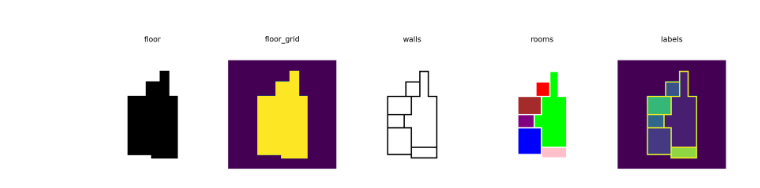
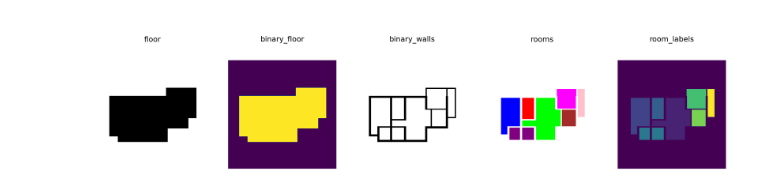
Before and after one commit to PARKCHEOLHEE-lab/plan-generator, a Jupyter notebook: plan_generator/notebooks/data-creation.ipynb, the cells around one changed output. Saved outputs shown, nothing was run; the diff lists cells and outputs as text; code cells hidden in the pictures.

```diff
--- a/plan_generator/notebooks/data-creation.ipynb
+++ b/plan_generator/notebooks/data-creation.ipynb
@@ -18,7 +21,7 @@ image_names = os.listdir(Configuration.DATA_PATH)
 
 dataset = []
 
-for i, image_name in enumerate(image_names[:1]):
+for i, image_name in enumerate(image_names[33333:]):
     if i % 5 == 0:
         clear_output(wait=True)
 
@@ -32,9 +35,9 @@ for i, image_name in enumerate(image_names[:1]):
 
     exterior_walls = np.zeros_like(original_image) + Colors.WHITE.value[0]
     exterior_walls_mask = (
-        (original_image[:, :, 0] == Labels.EXTERIOR_WALL_1.value)
-        | (original_image[:, :, 0] == Labels.MAIN_ENTRANCE.value)
-        | (original_image[:, :, 1] == Labels.EXTERIOR_WALL_2.value)
+        (original_image[:, :, 0] == LabelsOld.EXTERIOR_WALL_1.value)
+        | (original_image[:, :, 0] == LabelsOld.MAIN_ENTRANCE.value)
+        | (original_image[:, :, 1] == LabelsOld.EXTERIOR_WALL_2.value)
     )
 
     exterior_walls[exterior_walls_mask] = Colors.BLACK.value
@@ -45,14 +48,14 @@ for i, image_name in enumerate(image_names[:1]):
     floor = abs(Colors.WHITE.value[0] - floor)
     floor[exterior_walls_mask] = Colors.BLACK.value
 
-    floor_grid = np.zeros((floor.shape[0], floor.shape[1], 1))
-    floor_grid[floor[:, :, 0] == 0] = 1
+    binary_floor = np.zeros((floor.shape[0], floor.shape[1], 1))
+    binary_floor[floor[:, :, 0] == 0] = 1
 
     interior_walls = np.zeros_like(original_image) + Colors.WHITE.value[0]
     interior_walls_mask = (
-        (original_image[:, :, 1] == Labels.INTERIOR_WALL.value)
-        | (original_image[:, :, 1] == Labels.INTERIOR_DOOR.value)
-        | (original_image[:, :, 1] == Labels.WALL_IN.value)
+        (original_image[:, :, 1] == LabelsOld.INTERIOR_WALL.value)
+        | (original_image[:, :, 1] == LabelsOld.INTERIOR_DOOR.value)
+        | (original_image[:, :, 1] == LabelsOld.WALL_IN.value)
     )
     interior_walls[interior_walls_mask] = Colors.BLACK.value
 
@@ -60,65 +63,59 @@ for i, image_name in enumerate(image_names[:1]):
     walls[exterior_walls_mask] = Colors.BLACK.value
     walls[interior_walls_mask] = Colors.BLACK.value
 
+    binary_walls = np.zeros((walls.shape[0], walls.shape[1], 1))
+    binary_walls[walls[:, :, 0] == 0] = 1
+
     walls_with_doors = np.zeros_like(original_image) + Colors.WHITE.value[0]
     doors_mask = (
-        (original_image[:, :, 0] == Labels.MAIN_ENTRANCE.value)
-        | (original_image[:, :, 1] == Labels.FRONT_DOOR.value)
-        | (original_image[:, :, 1] == Labels.ENTRANCE.value)
-        | (original_image[:, :, 1] == Labels.INTERIOR_DOOR.value)
+        (original_image[:, :, 0] == LabelsOld.MAIN_ENTRANCE.value)
+        | (original_image[:, :, 1] == LabelsOld.FRONT_DOOR.value)
+        | (original_image[:, :, 1] == LabelsOld.ENTRANCE.value)
+        | (original_image[:, :, 1] == LabelsOld.INTERIOR_DOOR.value)
     )
 
     walls_with_doors[interior_walls_mask] = Colors.BLACK.value
     walls_with_doors[exterior_walls_mask] = Colors.BLACK.value
     walls_with_doors[doors_mask] = Colors.CYAN.value
 
-    labels = np.zeros(shape=(original_image.shape[0], original_image.shape[1], 1))
-    labels[exterior_walls_mask] = LabelsNew.WALL.value
-    labels[interior_walls_mask] = LabelsNew.WALL.value
+    channel_1_rooms = np.zeros(shape=(original_image.shape[0], original_image.shape[1], 1))
+    channel_3_rooms = np.zeros_like(original_image) + Colors.WHITE.value[0]
 
-    rooms = np.zeros_like(original_image) + Colors.WHITE.value[0]
     room_types = np.unique(original_image[:, :, 1])
     for room_type in room_types:
-
-        room_color = Colors.COLOR_MAP.value.get(room_type)
+        room_color = Colors.COLOR_MAP_OLD.value.get(room_type)
         if room_color is not None:
             room_mask = original_image[:, :, 1] == room_type
-            rooms[room_mask] = room_color
-            labels[room_mask] = LabelsNew.CLASS_MAP.value[room_type]
+            channel_3_rooms[room_mask] = room_color
+            channel_1_rooms[room_mask] = LabelsNew.CLASS_MAP.value[room_type]
 
-    # rooms[exterior_walls_mask] = Colors.BLACK.value
-    # rooms[interior_walls_mask] = Colors.BLACK.value
-    # rooms[doors_mask] = Colors.CYAN.value
-
-    permuted_floor = torch.FloatTensor(floor).permute(2, 0, 1)
-    permuted_floor_grid = torch.FloatTensor(floor_grid).permute(2, 0, 1)
-    permuted_exterior_walls = torch.FloatTensor(exterior_walls).permute(2, 0, 1)
-    permuted_walls = torch.FloatTensor(walls).permute(2, 0, 1)
-    permuted_rooms = torch.FloatTensor(rooms).permute(2, 0, 1)
-    permuted_labels = torch.FloatTensor(labels).permute(2, 0, 1)
+    permuted_binary_floor = torch.FloatTensor(binary_floor).permute(2, 0, 1)
+    permuted_binary_walls = torch.FloatTensor(binary_walls).permute(2, 0, 1)
+    permuted_channel_3_rooms = torch.LongTensor(channel_3_rooms).permute(2, 0, 1)
+    permuted_channel_1_rooms = torch.LongTensor(channel_1_rooms).permute(2, 0, 1)
 
     dataset.append(
         [
-            permuted_floor,
-            permuted_floor_grid,
-            permuted_exterior_walls,
-            permuted_walls,
-            permuted_rooms,
-            permuted_labels
+            permuted_binary_floor,
+            permuted_binary_walls,
+            permuted_channel_1_rooms,
+            permuted_channel_3_rooms,
         ]
     )
 
-    components = [floor, floor_grid, walls, rooms, labels]
-    titles = ["floor", "floor_grid", "walls", "rooms", "labels"]
+    components = [floor, binary_floor, walls, channel_3_rooms, channel_1_rooms]
+    titles = ["floor", "binary_floor", "binary_walls", "rooms", "room_labels"]
 
     for ax, component, title in zip(axes.flatten(), components, titles):
         ax.set_xticks([])
         ax.set_yticks([])
         ax.set_title("\n\n" + title + "\n\n", fontsize=23)
         ax.axis("off")
         ax.imshow(component)
+
+    break
 # %% [output]
-[figure, old version]
+[figure, new version]
 # %%
 from torch.utils.data import Dataset, DataLoader
 
```
Also changed, not shown: parts of 8 cells of this notebook.
